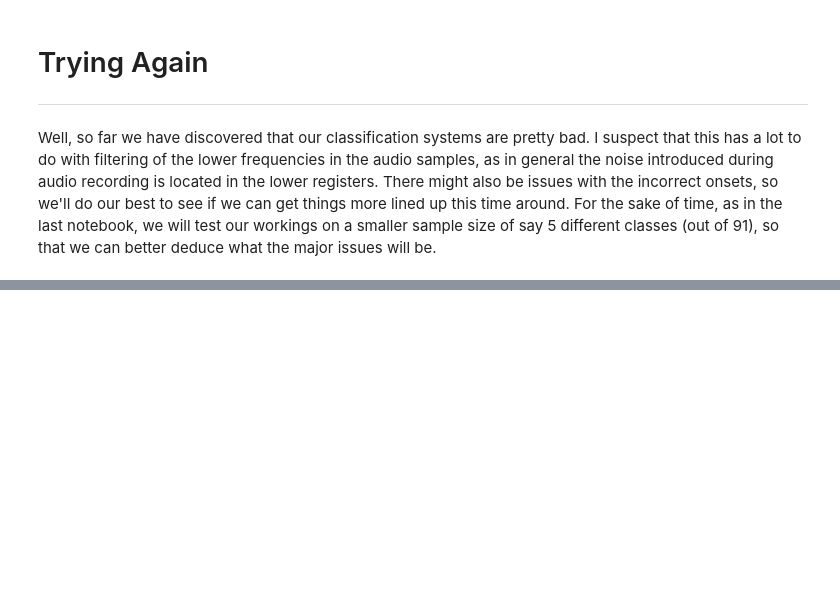
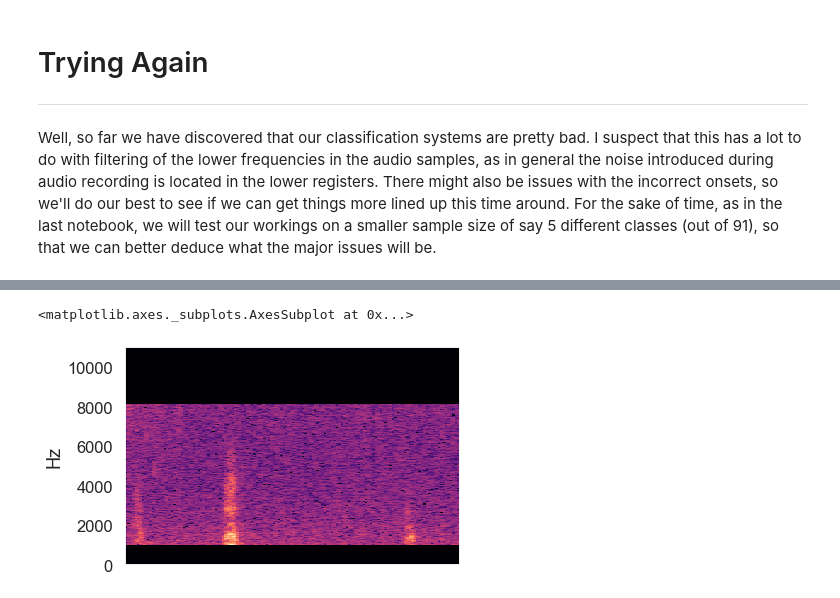
Before and after one commit to bbjornstad-flatiron/flatiron-mod5-project, a Jupyter notebook: trying_again.ipynb, the cells around one changed output, grey strips where cells are left out. Cells and saved outputs as stored; diff of their text form; code cells hidden in the pictures; blank space fills up the shorter version.

```diff
--- a/trying_again.ipynb
+++ b/trying_again.ipynb
@@ -24,0 +51,6 @@ sns.set_context('talk')
+# %%
+D2 = librosa.amplitude_to_db(m2, ref=np.max)
+librosa.display.specshow(D2, y_axis='linear')
+# %% [output]
+<matplotlib.axes._subplots.AxesSubplot at 0x...>
+[figure, added]
```
Also changed, not shown: parts of 20 cells of this notebook, 30 other files.
